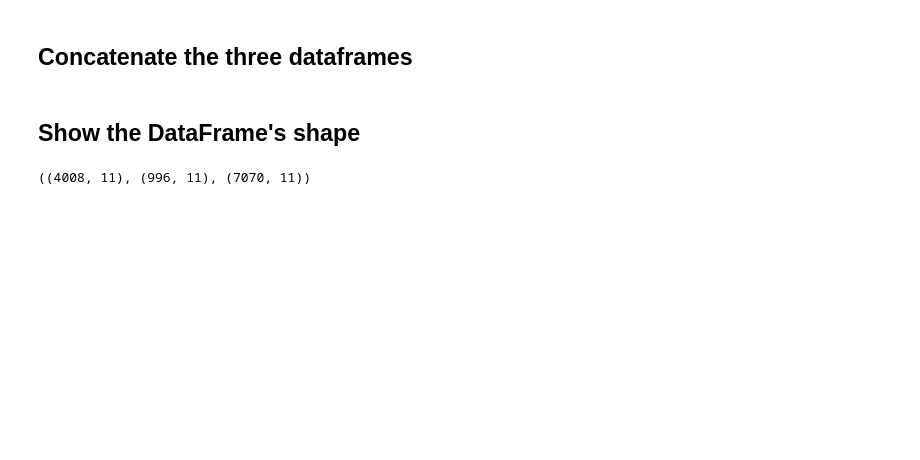
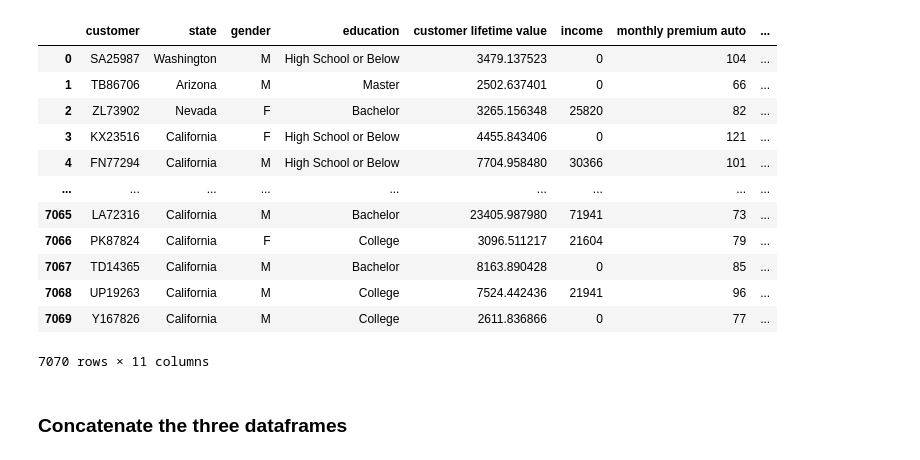
Before and after one commit to Jesus-Almansa/lab-customer-analysis-round-1, a Jupyter notebook: files_for_lab/csv_files/customer_analysis_round1.ipynb, the cells around one changed output. Cells and saved outputs as stored; diff of their text form; code cells hidden in the pictures; blank space fills up the shorter version.

```diff
--- a/files_for_lab/csv_files/customer_analysis_round1.ipynb
+++ b/files_for_lab/csv_files/customer_analysis_round1.ipynb
@@ -10,0 +57,11 @@ file3 = pd.read_csv('file3.csv')
+# %%
+cols3 = []
+for column in file3.columns:
+    cols3.append(column.lower())
+file3.columns = cols3
+
+# # renaming columns
+# file3 = file3.rename(columns={'controln':'id',
+#                             'hv1':'median_home_val',
+#                             'ic1':'median_household_income'})
+file3.head()
@@ -11,14 +125,23 @@ file3 = pd.read_csv('file3.csv')
+# %%
+file3
+# %% [output]
+|  | customer | state | gender | education | customer lifetime value | income | monthly premium auto | ... |
+| 0 | SA25987 | Washington | M | High School or Below | 3479.137523 | 0 | 104 | ... |
+| 1 | TB86706 | Arizona | M | Master | 2502.637401 | 0 | 66 | ... |
+| 2 | ZL73902 | Nevada | F | Bachelor | 3265.156348 | 25820 | 82 | ... |
+| 3 | KX23516 | California | F | High School or Below | 4455.843406 | 0 | 121 | ... |
+| 4 | FN77294 | California | M | High School or Below | 7704.958480 | 30366 | 101 | ... |
+| ... | ... | ... | ... | ... | ... | ... | ... | ... |
+| 7065 | LA72316 | California | M | Bachelor | 23405.987980 | 71941 | 73 | ... |
+| 7066 | PK87824 | California | F | College | 3096.511217 | 21604 | 79 | ... |
+| 7067 | TD14365 | California | M | Bachelor | 8163.890428 | 0 | 85 | ... |
+| 7068 | UP19263 | California | M | College | 7524.442436 | 21941 | 96 | ... |
+| 7069 | Y167826 | California | M | College | 2611.836866 | 0 | 77 | ... |
+7070 rows × 11 columns
 # %% [markdown]
-## Concatenate the three dataframes
+### Concatenate the three dataframes
 # %%
 df = pd.concat([file1,file2,file3], axis=0)
-# %% [markdown]
-
-## Show the DataFrame's shape
-# %%
-file1.shape, file2.shape, file3.shape
-# %% [output]
-((4008, 11), (996, 11), (7070, 11))
 # %%
 df.shape
 # %% [output]
```
Also changed, not shown: parts of 40 cells of this notebook.
